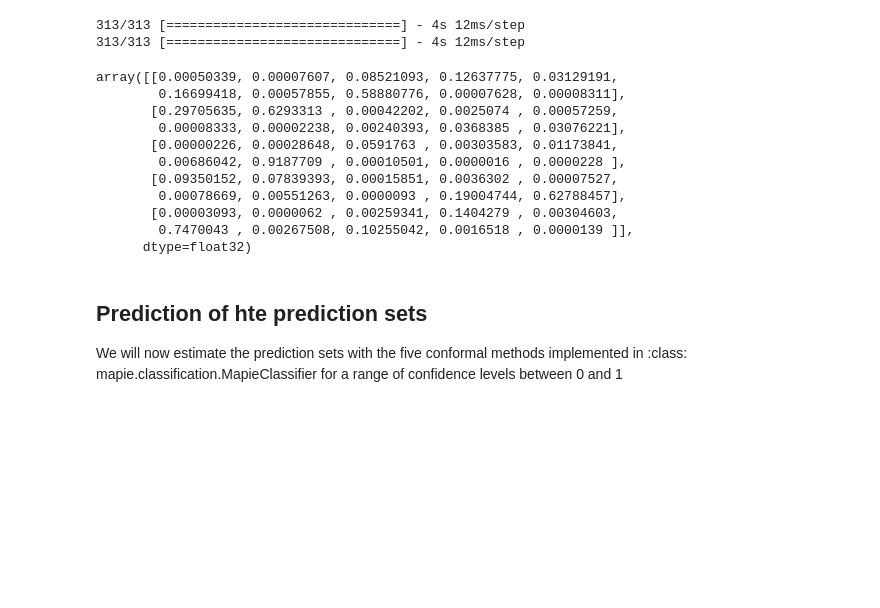
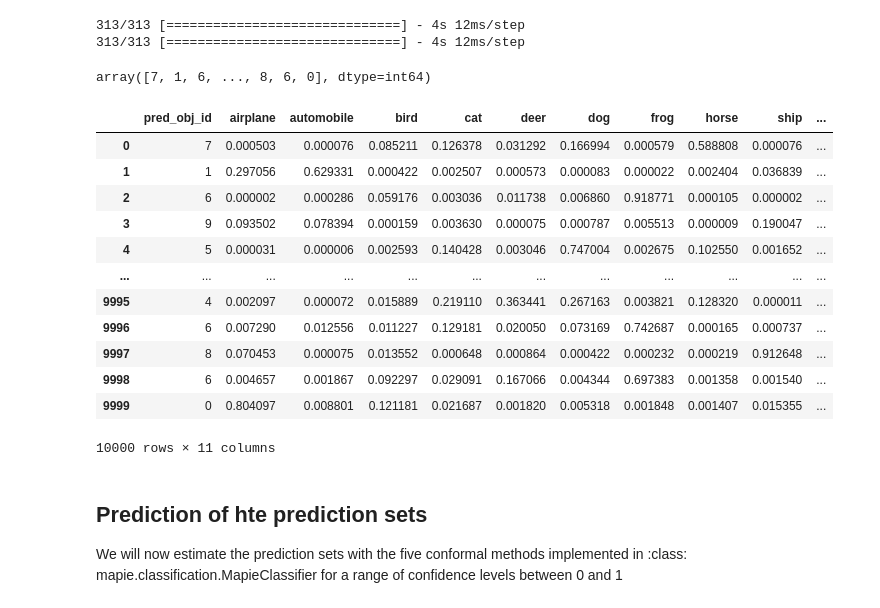
Before and after one commit to mohliyet/conformal_prediction, a Jupyter notebook: mapie_example.ipynb, the cells around one changed output. Drawn from its saved outputs; the diff is of its cells as text; code cells hidden in the pictures; blank space fills up the shorter version.

```diff
--- a/mapie_example.ipynb
+++ b/mapie_example.ipynb
@@ -395,21 +395,35 @@ y_pred = cirfar10_model.predict(X_test)
 # %% [output]
 313/313 [==============================] - 4s 12ms/step
 313/313 [==============================] - 4s 12ms/step
-# %%
-np.set_printoptions(suppress=True)
-y_pred_proba[0:5,:]
-# %% [output]
-array([[0.00050339, 0.00007607, 0.08521093, 0.12637775, 0.03129191,
-        0.16699418, 0.00057855, 0.58880776, 0.00007628, 0.00008311],
-       [0.29705635, 0.6293313 , 0.00042202, 0.0025074 , 0.00057259,
-        0.00008333, 0.00002238, 0.00240393, 0.0368385 , 0.03076221],
-       [0.00000226, 0.00028648, 0.0591763 , 0.00303583, 0.01173841,
-        0.00686042, 0.9187709 , 0.00010501, 0.0000016 , 0.0000228 ],
-       [0.09350152, 0.07839393, 0.00015851, 0.0036302 , 0.00007527,
-        0.00078669, 0.00551263, 0.0000093 , 0.19004744, 0.62788457],
-       [0.00003093, 0.0000062 , 0.00259341, 0.1404279 , 0.00304603,
-        0.7470043 , 0.00267508, 0.10255042, 0.0016518 , 0.0000139 ]],
-      dtype=float32)
+# %%
+y_pred_digits = np.argmax(y_pred, axis=1)
+y_pred_digits
+# %% [output]
+array([7, 1, 6, ..., 8, 6, 0], dtype=int64)
+# %%
+np.set_printoptions(suppress=True)
+labels = label_names
+data = y_pred_proba
+
+data_frame = pd.DataFrame(data, columns=labels)
+
+new_col = pd.DataFrame({'pred_obj_id': y_pred_digits})
+data_frame = pd.concat([new_col, data_frame],axis=1)
+data_frame
+# %% [output]
+|  | pred_obj_id | airplane | automobile | bird | cat | deer | dog | frog | horse | ship | ... |
+| 0 | 7 | 0.000503 | 0.000076 | 0.085211 | 0.126378 | 0.031292 | 0.166994 | 0.000579 | 0.588808 | 0.000076 | ... |
+| 1 | 1 | 0.297056 | 0.629331 | 0.000422 | 0.002507 | 0.000573 | 0.000083 | 0.000022 | 0.002404 | 0.036839 | ... |
+| 2 | 6 | 0.000002 | 0.000286 | 0.059176 | 0.003036 | 0.011738 | 0.006860 | 0.918771 | 0.000105 | 0.000002 | ... |
+| 3 | 9 | 0.093502 | 0.078394 | 0.000159 | 0.003630 | 0.000075 | 0.000787 | 0.005513 | 0.000009 | 0.190047 | ... |
+| 4 | 5 | 0.000031 | 0.000006 | 0.002593 | 0.140428 | 0.003046 | 0.747004 | 0.002675 | 0.102550 | 0.001652 | ... |
+| ... | ... | ... | ... | ... | ... | ... | ... | ... | ... | ... | ... |
+| 9995 | 4 | 0.002097 | 0.000072 | 0.015889 | 0.219110 | 0.363441 | 0.267163 | 0.003821 | 0.128320 | 0.000011 | ... |
+| 9996 | 6 | 0.007290 | 0.012556 | 0.011227 | 0.129181 | 0.020050 | 0.073169 | 0.742687 | 0.000165 | 0.000737 | ... |
+| 9997 | 8 | 0.070453 | 0.000075 | 0.013552 | 0.000648 | 0.000864 | 0.000422 | 0.000232 | 0.000219 | 0.912648 | ... |
+| 9998 | 6 | 0.004657 | 0.001867 | 0.092297 | 0.029091 | 0.167066 | 0.004344 | 0.697383 | 0.001358 | 0.001540 | ... |
+| 9999 | 0 | 0.804097 | 0.008801 | 0.121181 | 0.021687 | 0.001820 | 0.005318 | 0.001848 | 0.001407 | 0.015355 | ... |
+10000 rows × 11 columns
 # %% [markdown]
 ## Prediction of hte prediction sets
 
```
